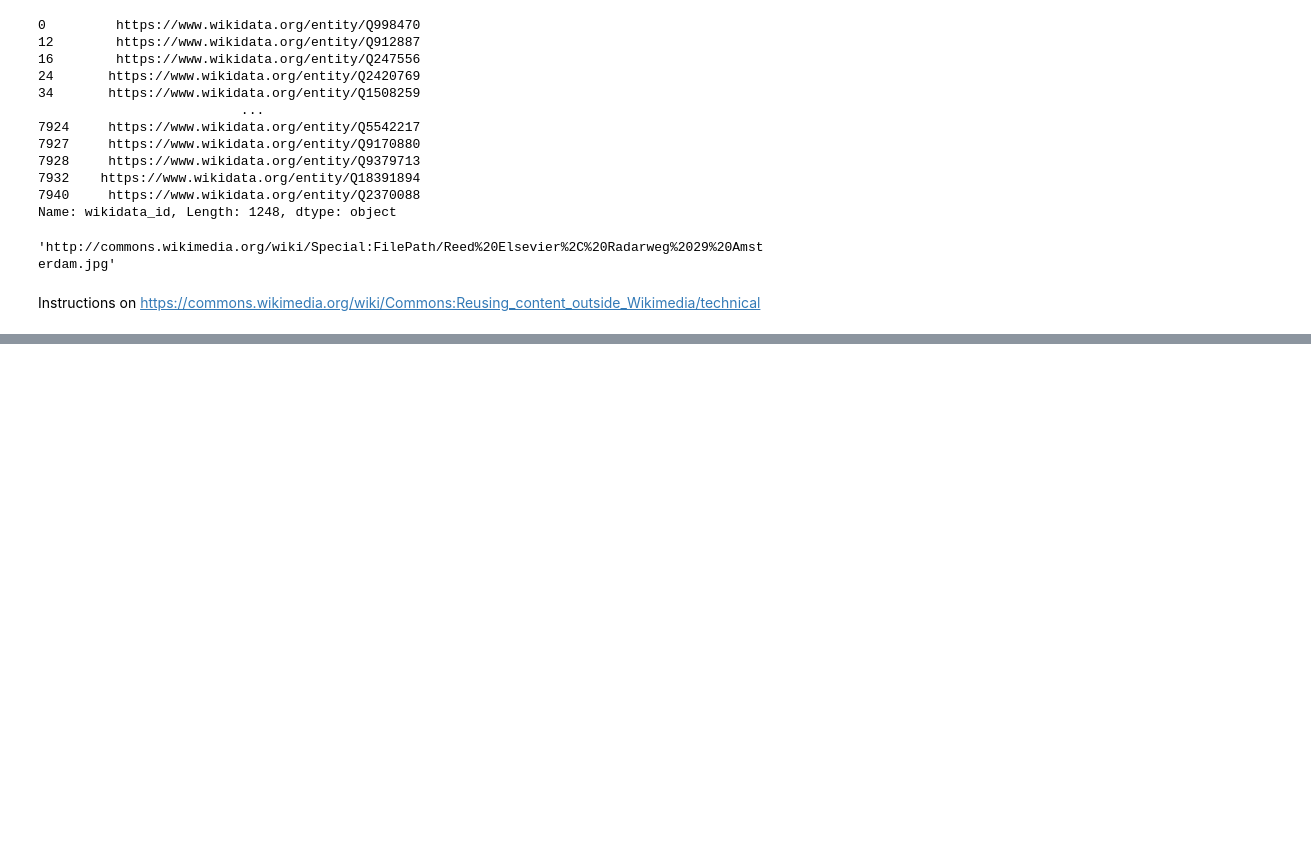
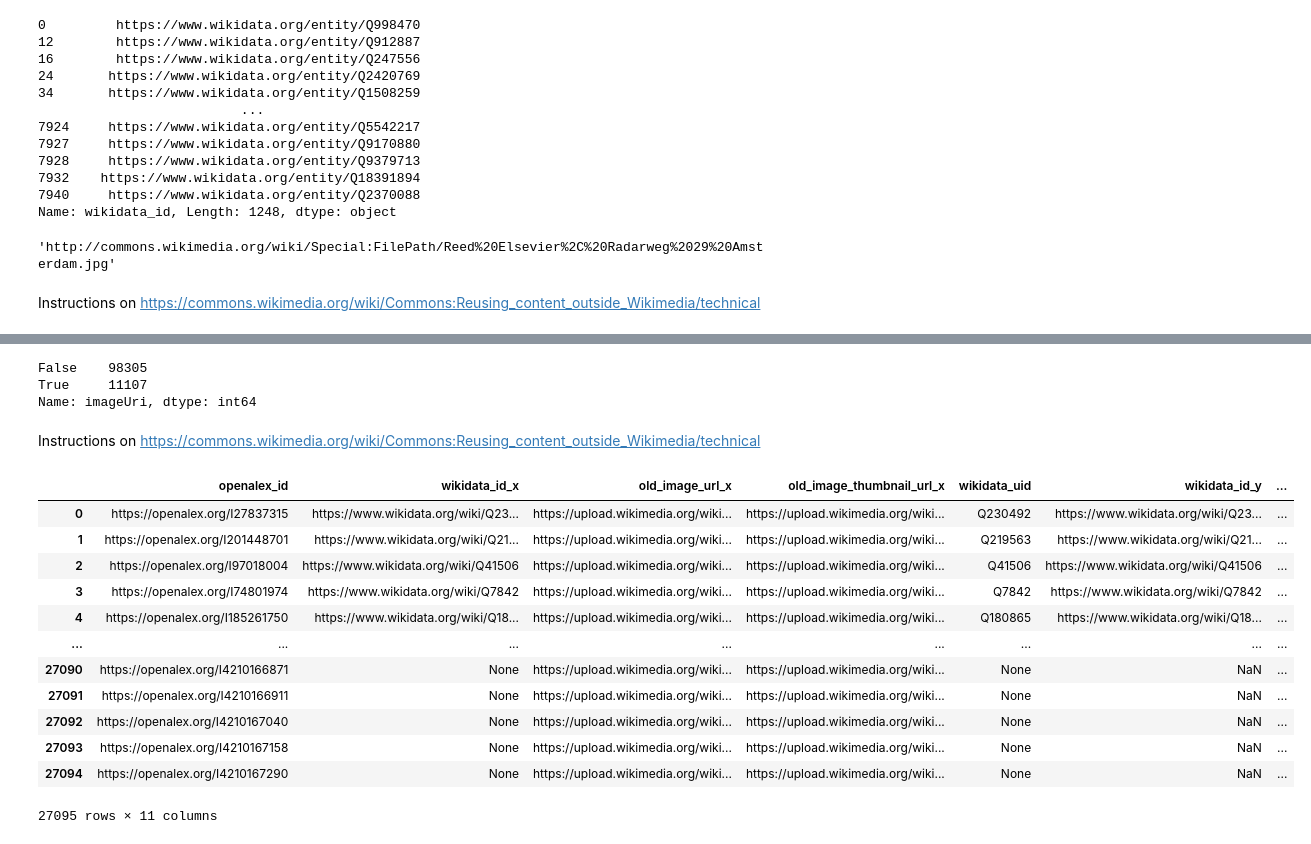
Before and after one commit to h1-the-swan/openalex-sandbox, a Jupyter notebook: notebooks/logos_from_wikidata.ipynb, the cells around one changed output, grey strips where cells are left out. Saved outputs shown, nothing was run; the diff lists cells and outputs as text; code cells hidden in the pictures; blank space fills up the shorter version.

Commit message:
wikidata images for sources and institutions

```diff
--- a/notebooks/logos_from_wikidata.ipynb
+++ b/notebooks/logos_from_wikidata.ipynb
@@ -182,0 +451,60 @@ df_out.to_csv('../output/publishers_image_thumbnail_urls.csv', index=False)
+# %%
+df_institutions_wikidata_ids['wikidata_uid'] = df_institutions_wikidata_ids['wikidata_id'].apply(lambda x: x.split('/')[-1] if x is not None else None)
+df_institutions_wikidata_images['wikidata_uid'] = df_institutions_wikidata_images['wikidata_id'].apply(lambda x: x.split('/')[-1] if x is not None else None)
+# %%
+df = df_institutions_wikidata_ids.merge(df_institutions_wikidata_images.drop(columns=['wikidata_id']), how='left', on='wikidata_uid')
+# %%
+df['imageUri'].notna().value_counts().sort_index()
+# %% [output]
+False    98305
+True     11107
+Name: imageUri, dtype: int64
+# %% [markdown]
+Instructions on https://commons.wikimedia.org/wiki/Commons:Reusing_content_outside_Wikimedia/technical
+# %%
+url_image_template = "https://commons.wikimedia.org/w/index.php?title=Special:Redirect/file/{filename}"
+url_thumbnail_template = url_image_template + "&width=300"
+# %%
+data = []
+for _, row in df.dropna(subset='wikidata_id').iterrows():
+    if not pd.isna(row['logoImageUri']):
+        img_uri = row['logoImageUri']
+        wikidata_prop = 'logo image'
+    elif not pd.isna(row['imageUri']):
+        img_uri = row['imageUri']
+        wikidata_prop = 'image'
+    else:
+        img_uri = None
+        wikidata_prop = None
+    if img_uri:
+        img_uri = img_uri.split('/')[-1]
+        img_hotlink = url_image_template.format(filename=img_uri)
+        img_thumbnail_hotlink = url_thumbnail_template.format(filename=img_uri)
+        data.append({
+            'openalex_id': row['openalex_id'],
+            'wikidata_id': row['wikidata_id'],
+            'image_url': img_hotlink,
+            'thumbnail_url': img_thumbnail_hotlink,
+            'wikidata_prop': wikidata_prop,
+            'old_image_url': row['old_image_url'],
+            'old_image_thumbnail_url': row['old_image_thumbnail_url'],
+        })
+df_out = pd.DataFrame(data).drop_duplicates()
+# %%
+_df = df_institutions_wikidata_ids.dropna(subset=['old_image_url'])
+_df = _df.merge(df_out, how='left', on='openalex_id')
+_df
+# %% [output]
+|  | openalex_id | wikidata_id_x | old_image_url_x | old_image_thumbnail_url_x | wikidata_uid | wikidata_id_y | ... |
+| 0 | https://openalex.org/I27837315 | https://www.wikidata.org/wiki/Q23... | https://upload.wikimedia.org/wiki... | https://upload.wikimedia.org/wiki... | Q230492 | https://www.wikidata.org/wiki/Q23... | ... |
+| 1 | https://openalex.org/I201448701 | https://www.wikidata.org/wiki/Q21... | https://upload.wikimedia.org/wiki... | https://upload.wikimedia.org/wiki... | Q219563 | https://www.wikidata.org/wiki/Q21... | ... |
+| 2 | https://openalex.org/I97018004 | https://www.wikidata.org/wiki/Q41506 | https://upload.wikimedia.org/wiki... | https://upload.wikimedia.org/wiki... | Q41506 | https://www.wikidata.org/wiki/Q41506 | ... |
+| 3 | https://openalex.org/I74801974 | https://www.wikidata.org/wiki/Q7842 | https://upload.wikimedia.org/wiki... | https://upload.wikimedia.org/wiki... | Q7842 | https://www.wikidata.org/wiki/Q7842 | ... |
+| 4 | https://openalex.org/I185261750 | https://www.wikidata.org/wiki/Q18... | https://upload.wikimedia.org/wiki... | https://upload.wikimedia.org/wiki... | Q180865 | https://www.wikidata.org/wiki/Q18... | ... |
+| ... | ... | ... | ... | ... | ... | ... | ... |
+| 27090 | https://openalex.org/I4210166871 | None | https://upload.wikimedia.org/wiki... | https://upload.wikimedia.org/wiki... | None | NaN | ... |
+| 27091 | https://openalex.org/I4210166911 | None | https://upload.wikimedia.org/wiki... | https://upload.wikimedia.org/wiki... | None | NaN | ... |
+| 27092 | https://openalex.org/I4210167040 | None | https://upload.wikimedia.org/wiki... | https://upload.wikimedia.org/wiki... | None | NaN | ... |
+| 27093 | https://openalex.org/I4210167158 | None | https://upload.wikimedia.org/wiki... | https://upload.wikimedia.org/wiki... | None | NaN | ... |
+| 27094 | https://openalex.org/I4210167290 | None | https://upload.wikimedia.org/wiki... | https://upload.wikimedia.org/wiki... | None | NaN | ... |
+27095 rows × 11 columns
```
Also changed, not shown: parts of 36 cells of this notebook.
